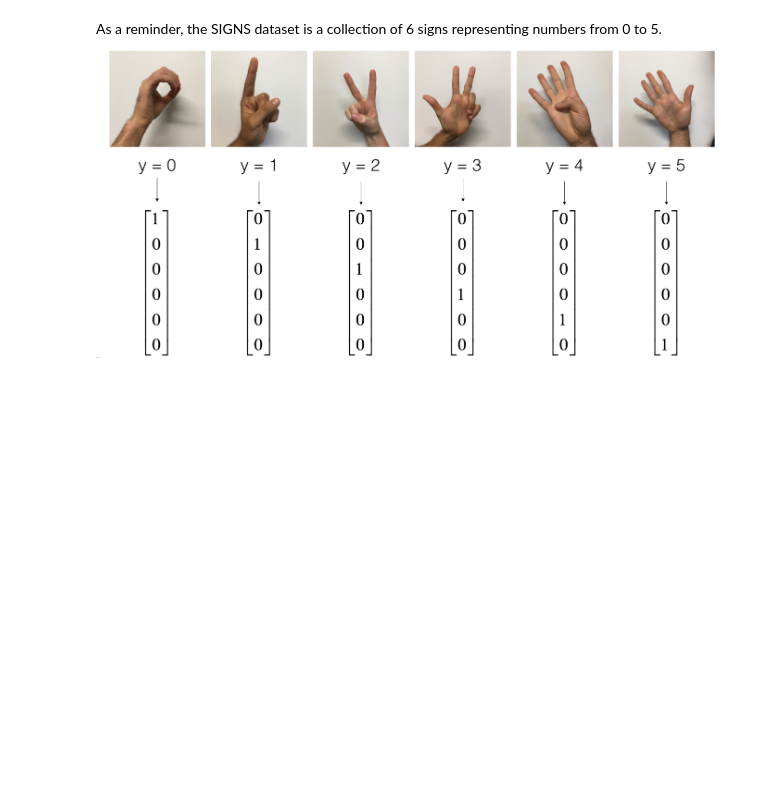
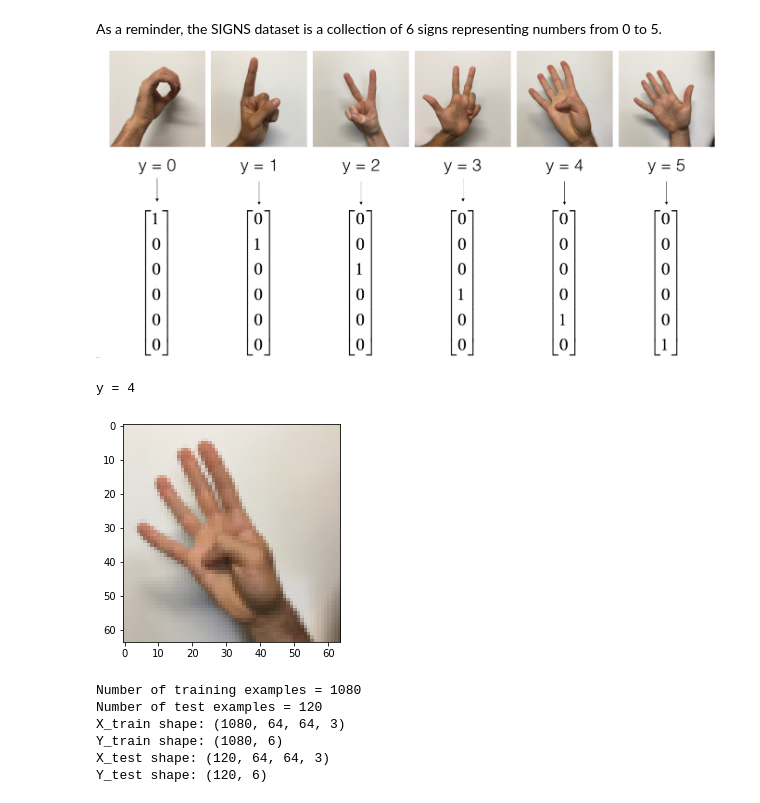
Before and after one commit to lehanh19/DeepLearning, a Jupyter notebook: ConvolutionNeuralNetWork/Convolutional_Model/Convolutional_model_application.ipynb, the cells around one changed output. Saved outputs shown, nothing was run; the diff lists cells and outputs as text; code cells hidden in the pictures; blank space fills up the shorter version.

```diff
--- a/ConvolutionNeuralNetWork/Convolutional_Model/Convolutional_model_application.ipynb
+++ b/ConvolutionNeuralNetWork/Convolutional_Model/Convolutional_model_application.ipynb
@@ -12,5 +16,44 @@ np.random.seed(1)
+# %%
+def load_dataset():
+    train_dataset = h5py.File('dataset/train_signs.h5', 'r')
+    train_set_x_orig = np.array(train_dataset['train_set_x'][:])
+    train_set_y_orig = np.array(train_dataset['train_set_y'][:])
+
+    test_dataset = h5py.File('dataset/test_signs.h5', 'r')
+    test_set_x_orig = np.array(test_dataset['test_set_x'][:])
+    test_set_y_orig = np.array(test_dataset['test_set_y'][:])
+
+    classes = np.array(test_dataset["list_classes"][:])
+
+    return train_set_x_orig, train_set_y_orig, test_set_x_orig, test_set_y_orig, classes
 # %%
 X_train_orig, Y_train_orig, X_test_orig, Y_test_orig, classes = load_dataset()
 # %% [markdown]
 As a reminder, the SIGNS dataset is a collection of 6 signs representing numbers from 0 to 5.
 ![image.png](attachment:image.png)
+# %%
+index = 19
+plt.imshow(X_train_orig[index])
+print ("y = " + str(np.squeeze(Y_train_orig[index])))
+# %% [output]
+y = 4
+[figure, added]
+# %%
+X_train = X_train_orig/255.
+X_test = X_test_orig/255.
+Y_train = np_utils.to_categorical(Y_train_orig, 6)
+Y_test = np_utils.to_categorical(Y_test_orig, 6)
+print ("Number of training examples = " + str(X_train.shape[0]))
+print ("Number of test examples = " + str(X_test.shape[0]))
+print ("X_train shape: " + str(X_train.shape))
+print ("Y_train shape: " + str(Y_train.shape))
+print ("X_test shape: " + str(X_test.shape))
+print ("Y_test shape: " + str(Y_test.shape))
+conv_layers = {}
+# %% [output]
+Number of training examples = 1080
+Number of test examples = 120
+X_train shape: (1080, 64, 64, 3)
+Y_train shape: (1080, 6)
+X_test shape: (120, 64, 64, 3)
+Y_test shape: (120, 6)
```
Also changed, not shown: parts of 14 cells of this notebook, 2 other files.
